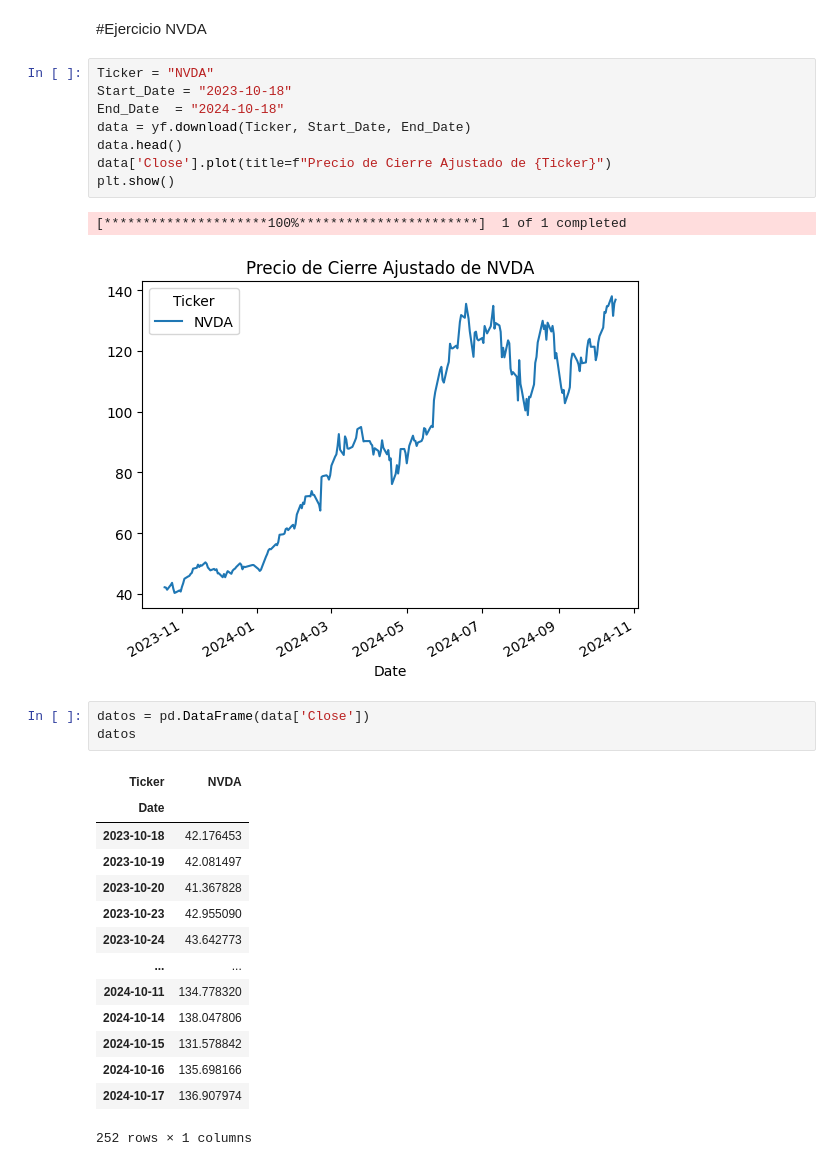
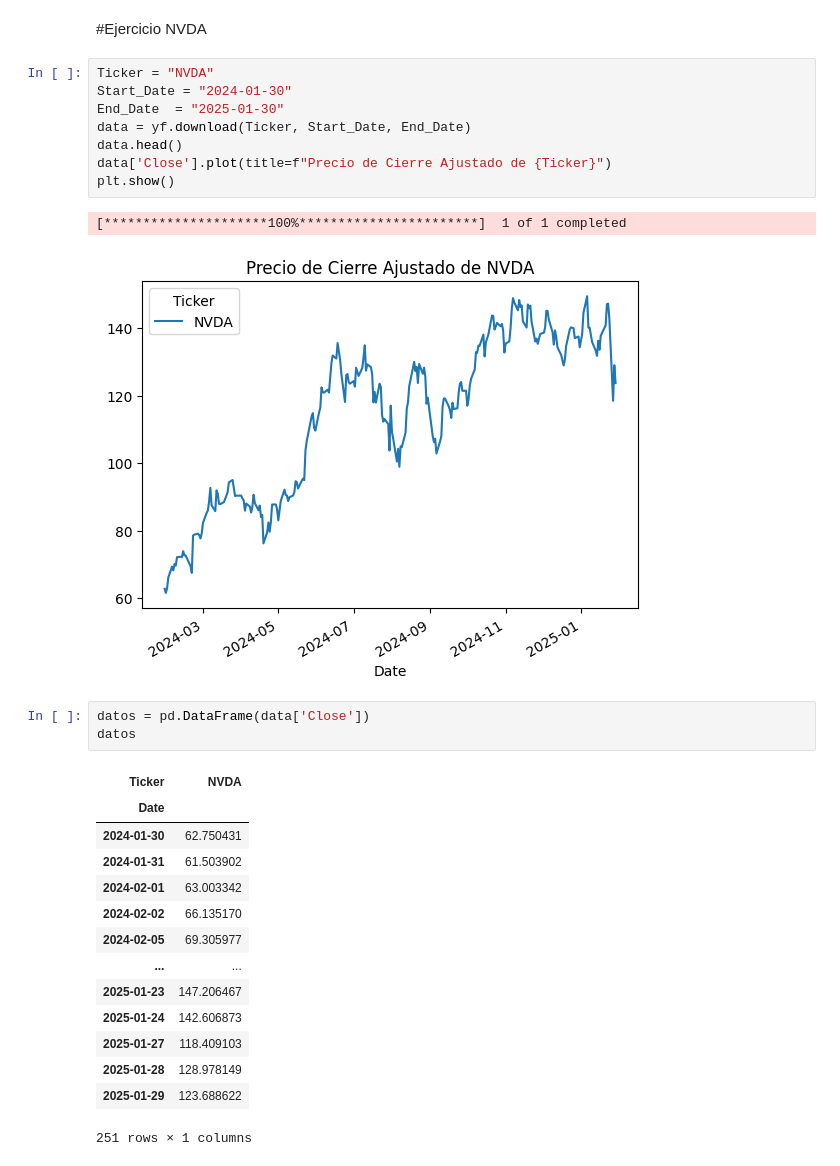
Before and after one commit to mateocivil10/pj_sa_202501, a Jupyter notebook: notebooks/Bootstrapping.ipynb, the cells around one changed output. Drawn from its saved outputs; the diff is of its cells as text.

```diff
--- a/notebooks/Bootstrapping.ipynb
+++ b/notebooks/Bootstrapping.ipynb
@@ -316,33 +315,33 @@ plt.show()
 #Ejercicio NVDA
 # %%
 Ticker = "NVDA"
-Start_Date = "2023-10-18"
-End_Date  = "2024-10-18"
+Start_Date = "2024-01-30"
+End_Date  = "2025-01-30"
 data = yf.download(Ticker, Start_Date, End_Date)
 data.head()
 data['Close'].plot(title=f"Precio de Cierre Ajustado de {Ticker}")
 plt.show()
 # %% [output]
 [*********************100%***********************]  1 of 1 completed
-[figure, old version]
+[figure, new version]
 # %%
 datos = pd.DataFrame(data['Close'])
 datos
 # %% [output]
 | Ticker | NVDA |
 | Date |  |
-| 2023-10-18 | 42.176453 |
-| 2023-10-19 | 42.081497 |
-| 2023-10-20 | 41.367828 |
-| 2023-10-23 | 42.955090 |
-| 2023-10-24 | 43.642773 |
+| 2024-01-30 | 62.750431 |
+| 2024-01-31 | 61.503902 |
+| 2024-02-01 | 63.003342 |
+| 2024-02-02 | 66.135170 |
+| 2024-02-05 | 69.305977 |
 | ... | ... |
-| 2024-10-11 | 134.778320 |
-| 2024-10-14 | 138.047806 |
-| 2024-10-15 | 131.578842 |
-| 2024-10-16 | 135.698166 |
-| 2024-10-17 | 136.907974 |
+| 2025-01-23 | 147.206467 |
+| 2025-01-24 | 142.606873 |
+| 2025-01-27 | 118.409103 |
+| 2025-01-28 | 128.978149 |
+| 2025-01-29 | 123.688622 |
-252 rows × 1 columns
+251 rows × 1 columns
 # %%
 datos.columns
 datos['Log_Return'] = np.log(datos['NVDA'] / datos['NVDA'].shift(-1))
```
Also changed, not shown: parts of 19 cells of this notebook.
